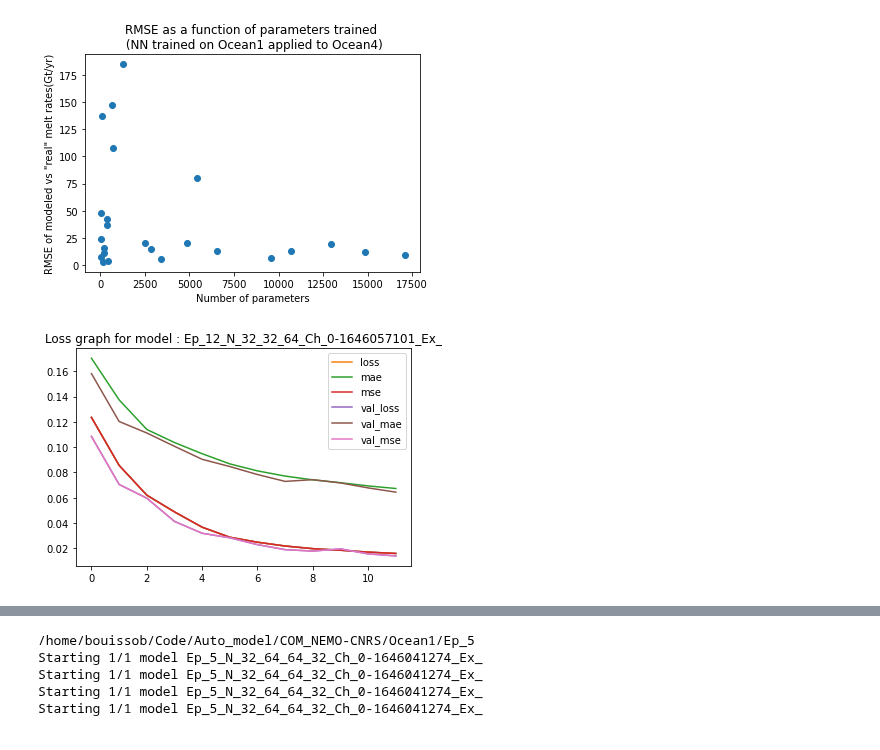
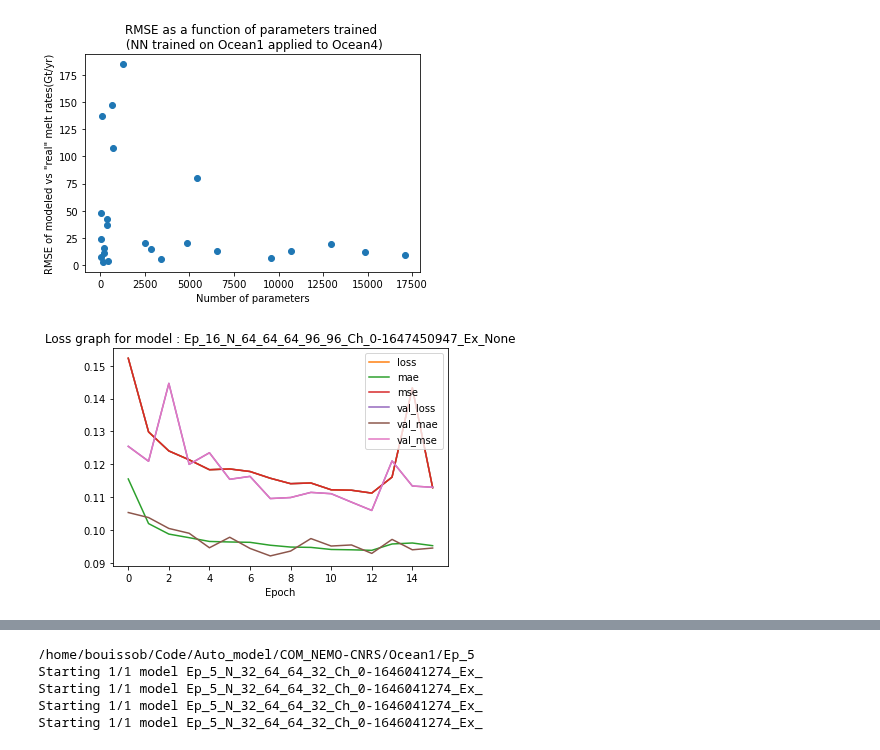
Before and after one commit to BenBouiss/NN_intern_2022, a Jupyter notebook: Class_NN_test.ipynb, the cells around one changed output, grey strips where cells are left out. Drawn from its saved outputs; the diff is of its cells as text; code cells hidden in the pictures.

```diff
--- a/Class_NN_test.ipynb
+++ b/Class_NN_test.ipynb
@@ -115,9 +131,9 @@ Starting 23/24 model Ep_12_N_32_64_64_64_64_Ch_0-1646058507_Ex_
 Starting 24/24 model Ep_12_N_64_64_64_64_64_Ch_0-1646058734_Ex_
 [figure]
 # %%
-NN.Plot_loss_model(ind = 15, Epoch = 12, Ocean = 'Ocean1', Exact = 1)
+NN.Plot_loss_model(ind = 0, Epoch = 16, Ocean = OcT, Exact = 1)
 # %% [output]
-[figure, old version]
+[figure, new version]
 # %%
 #def Compute_data_for_plotting(Epoch = 14, Ocean_trained = 'Ocean1', Type_trained = 'COM_NEMO-CNRS',
 #             Ocean_target = 'Ocean1', Type_tar = 'COM_NEMO-CNRS', message = 1):
```
Also changed, not shown: parts of 7 cells of this notebook, 44 other files.
